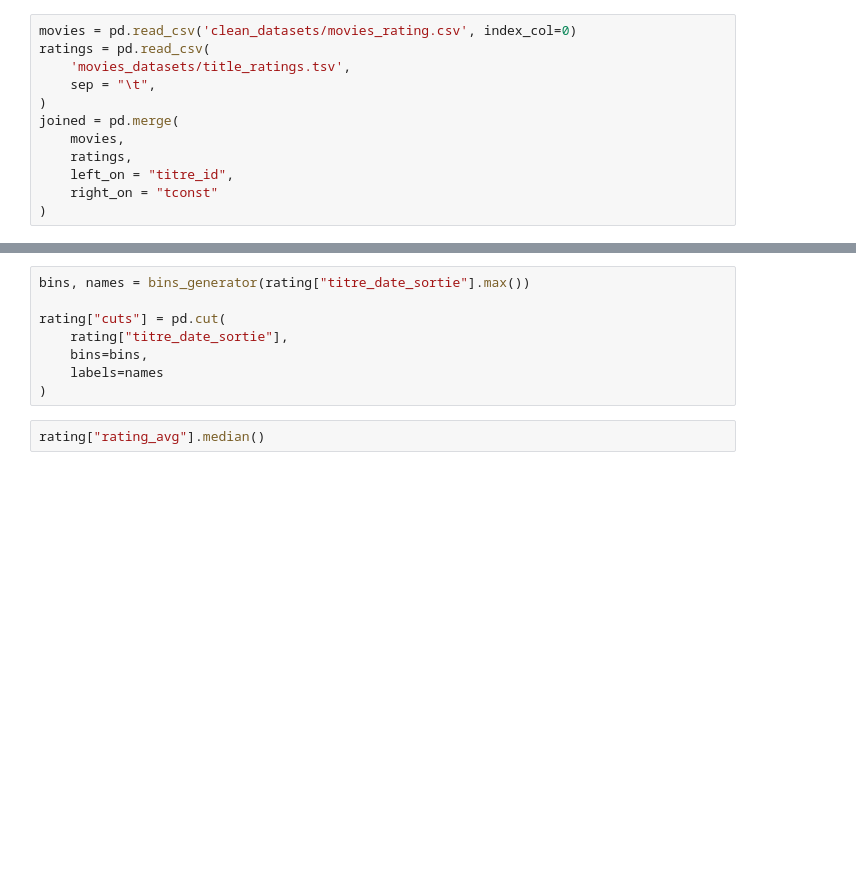
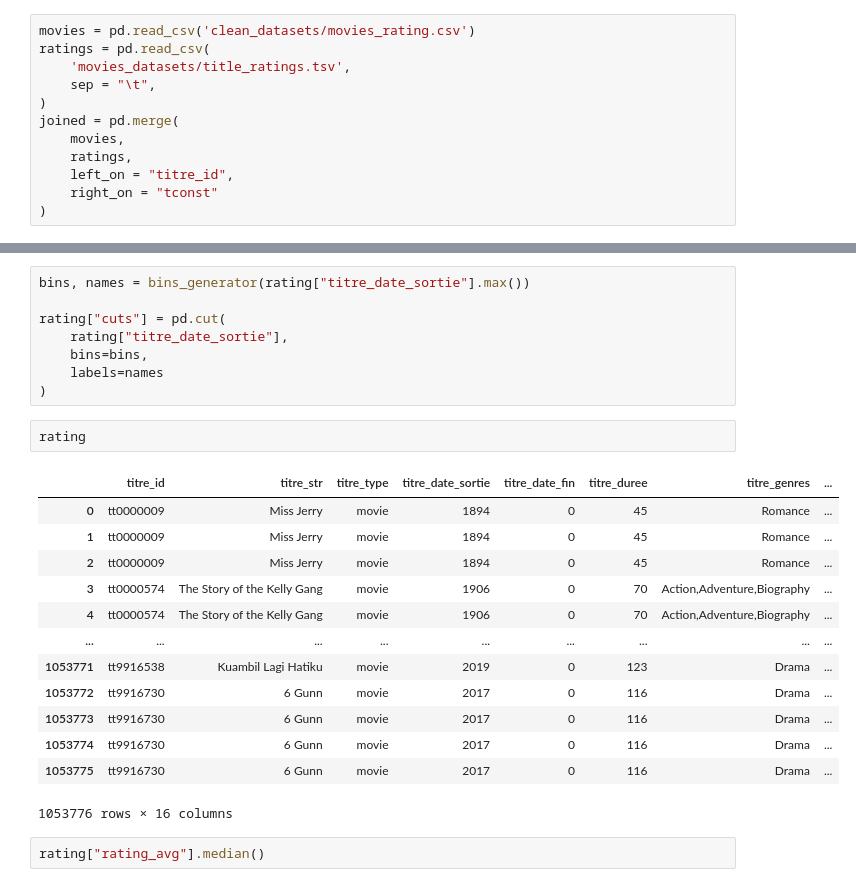
Before and after one commit to Morgan-DCL/project_2, a Jupyter notebook: eda_rating.ipynb, the cells around one changed output, grey strips where cells are left out. Drawn from its saved outputs; the diff is of its cells as text; blank space fills up the shorter version.

```diff
--- a/eda_rating.ipynb
+++ b/eda_rating.ipynb
@@ -15,7 +15,7 @@ from tools import (
     bins_generator
 )
 # %%
-movies = pd.read_csv('clean_datasets/movies_rating.csv', index_col=0)
+movies = pd.read_csv('clean_datasets/movies_rating.csv')
 ratings = pd.read_csv(
     'movies_datasets/title_ratings.tsv',
     sep = "\t",
@@ -43,6 +43,22 @@ rating["cuts"] = pd.cut(
     bins=bins,
     labels=names
 )
+# %%
+rating
+# %% [output]
+|  | titre_id | titre_str | titre_type | titre_date_sortie | titre_date_fin | titre_duree | titre_genres | ... |
+| 0 | tt0000009 | Miss Jerry | movie | 1894 | 0 | 45 | Romance | ... |
+| 1 | tt0000009 | Miss Jerry | movie | 1894 | 0 | 45 | Romance | ... |
+| 2 | tt0000009 | Miss Jerry | movie | 1894 | 0 | 45 | Romance | ... |
+| 3 | tt0000574 | The Story of the Kelly Gang | movie | 1906 | 0 | 70 | Action,Adventure,Biography | ... |
+| 4 | tt0000574 | The Story of the Kelly Gang | movie | 1906 | 0 | 70 | Action,Adventure,Biography | ... |
+| ... | ... | ... | ... | ... | ... | ... | ... | ... |
+| 1053771 | tt9916538 | Kuambil Lagi Hatiku | movie | 2019 | 0 | 123 | Drama | ... |
+| 1053772 | tt9916730 | 6 Gunn | movie | 2017 | 0 | 116 | Drama | ... |
+| 1053773 | tt9916730 | 6 Gunn | movie | 2017 | 0 | 116 | Drama | ... |
+| 1053774 | tt9916730 | 6 Gunn | movie | 2017 | 0 | 116 | Drama | ... |
+| 1053775 | tt9916730 | 6 Gunn | movie | 2017 | 0 | 116 | Drama | ... |
+1053776 rows × 16 columns
 # %%
 rating["rating_avg"].median()
 # %% [output]
```
Also changed, not shown: 3 other files.
